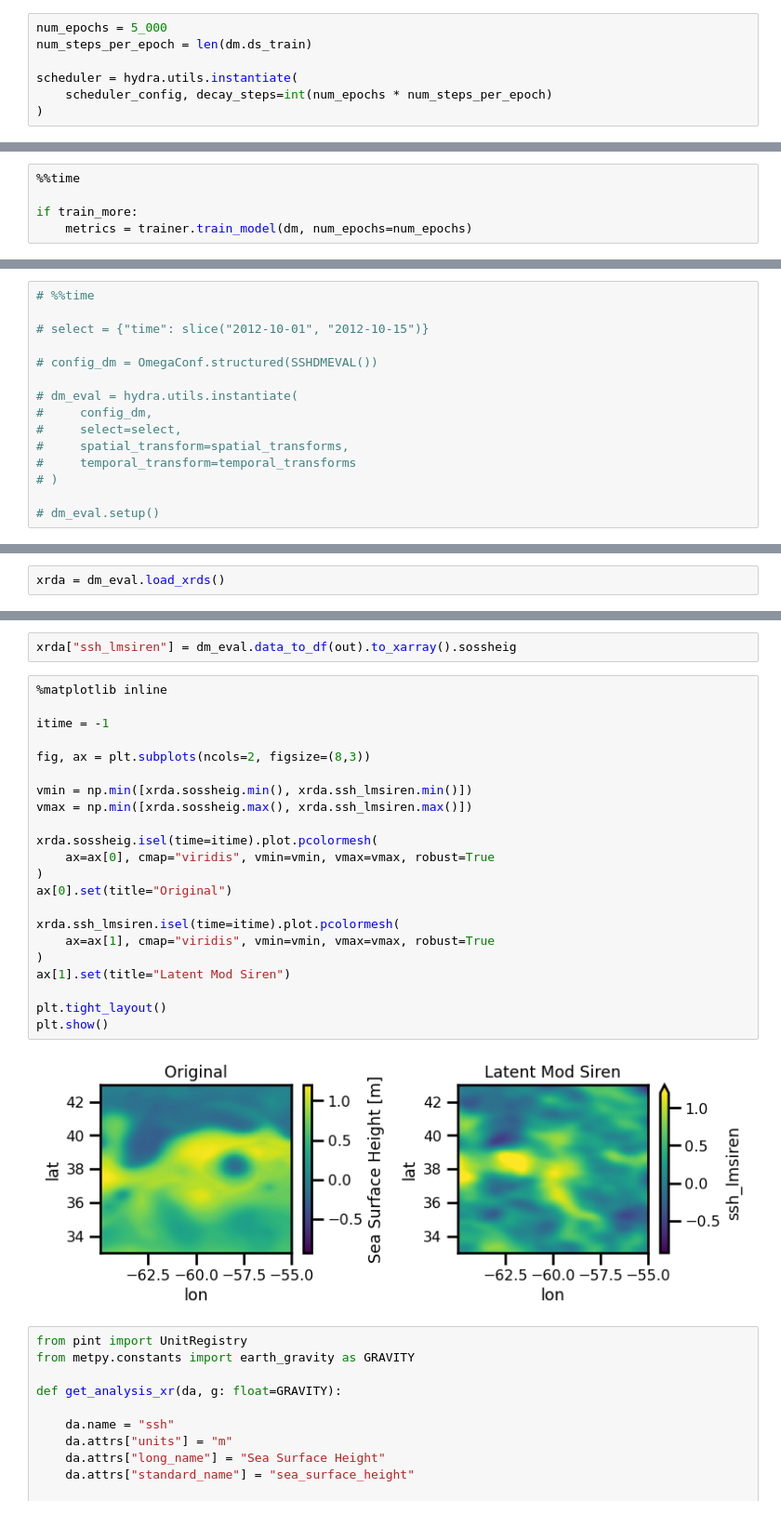
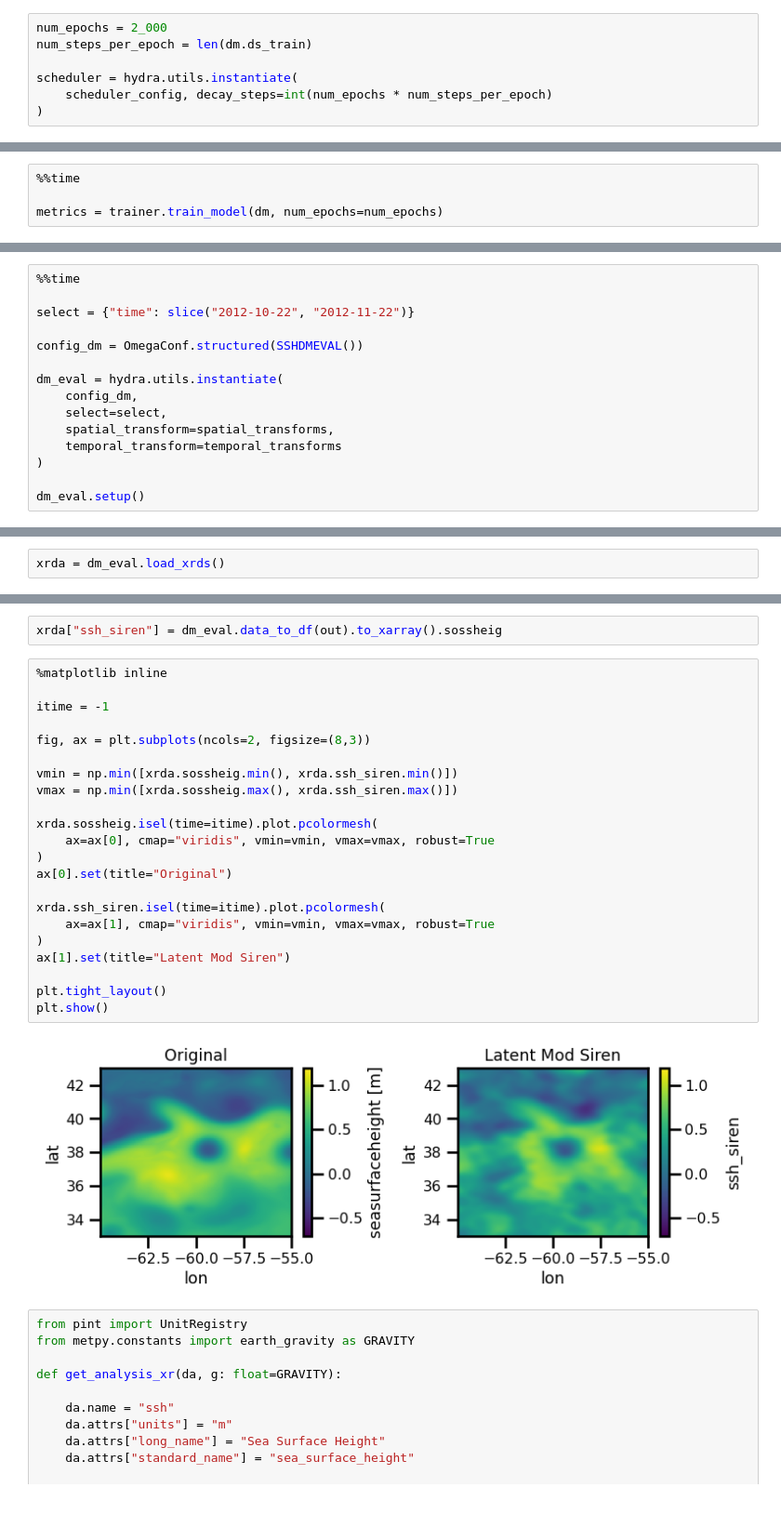
Before and after one commit to jejjohnson/jejeqx, a Jupyter notebook: notebooks/dev/nerfs/1.5_sparse_obs_osse.ipynb, the cells around one changed output, grey strips where cells are left out. Shown at 93% size. Cells and saved outputs as stored; diff of their text form.

```diff
--- a/notebooks/dev/nerfs/1.5_sparse_obs_osse.ipynb
+++ b/notebooks/dev/nerfs/1.5_sparse_obs_osse.ipynb
@@ -524,7 +521,7 @@ class Scheduler:
 
 scheduler_config = OmegaConf.structured(Scheduler())
 # %%
-num_epochs = 5_000
+num_epochs = 2_000
 num_steps_per_epoch = len(dm.ds_train)
 
 scheduler = hydra.utils.instantiate(
@@ -649,8 +646,7 @@ Wall time: 1.26 s
 # %%
 %%time
 
-if train_more:
-    metrics = trainer.train_model(dm, num_epochs=num_epochs)
+metrics = trainer.train_model(dm, num_epochs=num_epochs)
 # %% [output]
 A value is trying to be set on a copy of a slice from a DataFrame.
 Try using .loc[row_indexer,col_indexer] = value instead
@@ -719,17 +719,17 @@ temporal_transforms = Pipeline([
     ("timeminmax", MinMaxDF(["time"], -1, 1)),
 ])
 # %%
-# %%time
+%%time
 
-# select = {"time": slice("2012-10-01", "2012-10-15")}
+select = {"time": slice("2012-10-22", "2012-11-22")}
 
-# config_dm = OmegaConf.structured(SSHDMEVAL())
+config_dm = OmegaConf.structured(SSHDMEVAL())
 
-# dm_eval = hydra.utils.instantiate(
-#     config_dm,
-#     select=select,
-#     spatial_transform=spatial_transforms,
-#     temporal_transform=temporal_transforms
-# )
+dm_eval = hydra.utils.instantiate(
+    config_dm,
+    select=select,
+    spatial_transform=spatial_transforms,
+    temporal_transform=temporal_transforms
+)
 
-# dm_eval.setup()
+dm_eval.setup()
@@ -747,29 +764,29 @@ Wall time: 5.75 s
 # %%
-xrda["ssh_lmsiren"] = dm_eval.data_to_df(out).to_xarray().sossheig
+xrda["ssh_siren"] = dm_eval.data_to_df(out).to_xarray().sossheig
 # %%
 %matplotlib inline
 
 itime = -1
 
 fig, ax = plt.subplots(ncols=2, figsize=(8,3))
 
-vmin = np.min([xrda.sossheig.min(), xrda.ssh_lmsiren.min()])
-vmax = np.min([xrda.sossheig.max(), xrda.ssh_lmsiren.max()])
+vmin = np.min([xrda.sossheig.min(), xrda.ssh_siren.min()])
+vmax = np.min([xrda.sossheig.max(), xrda.ssh_siren.max()])
 
 xrda.sossheig.isel(time=itime).plot.pcolormesh(
     ax=ax[0], cmap="viridis", vmin=vmin, vmax=vmax, robust=True
 )
 ax[0].set(title="Original")
 
-xrda.ssh_lmsiren.isel(time=itime).plot.pcolormesh(
+xrda.ssh_siren.isel(time=itime).plot.pcolormesh(
     ax=ax[1], cmap="viridis", vmin=vmin, vmax=vmax, robust=True
 )
 ax[1].set(title="Latent Mod Siren")
 
 plt.tight_layout()
 plt.show()
 # %% [output]
-[figure, old version]
+[figure, new version]
 # %%
 from pint import UnitRegistry
 from metpy.constants import earth_gravity as GRAVITY
```
Also changed, not shown: parts of 17 cells of this notebook, 5 other files.
